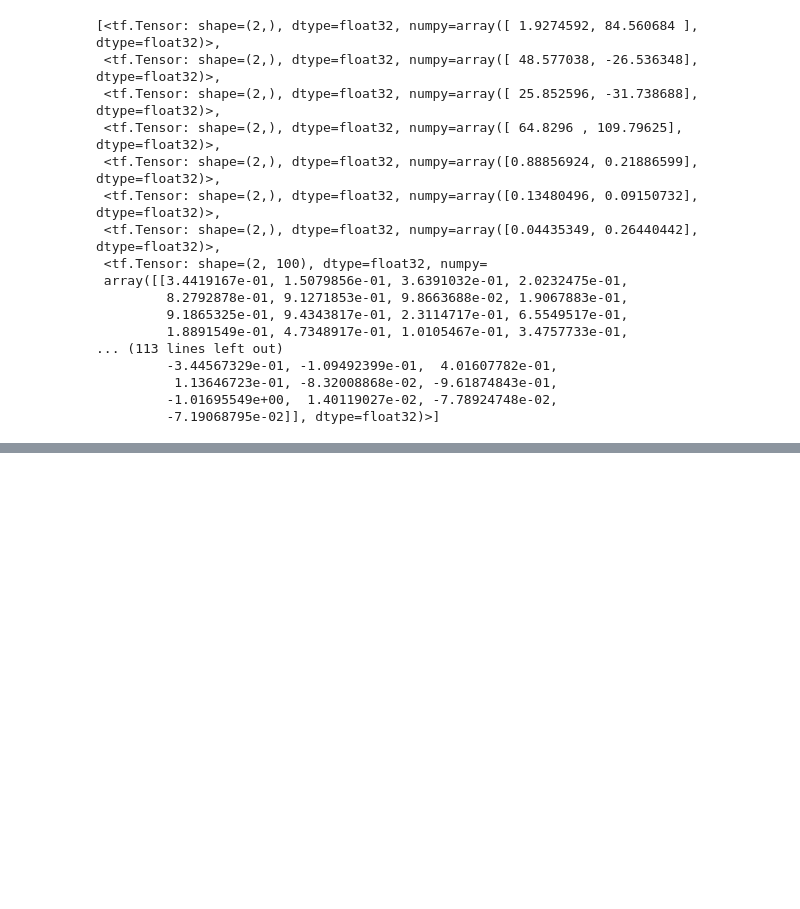
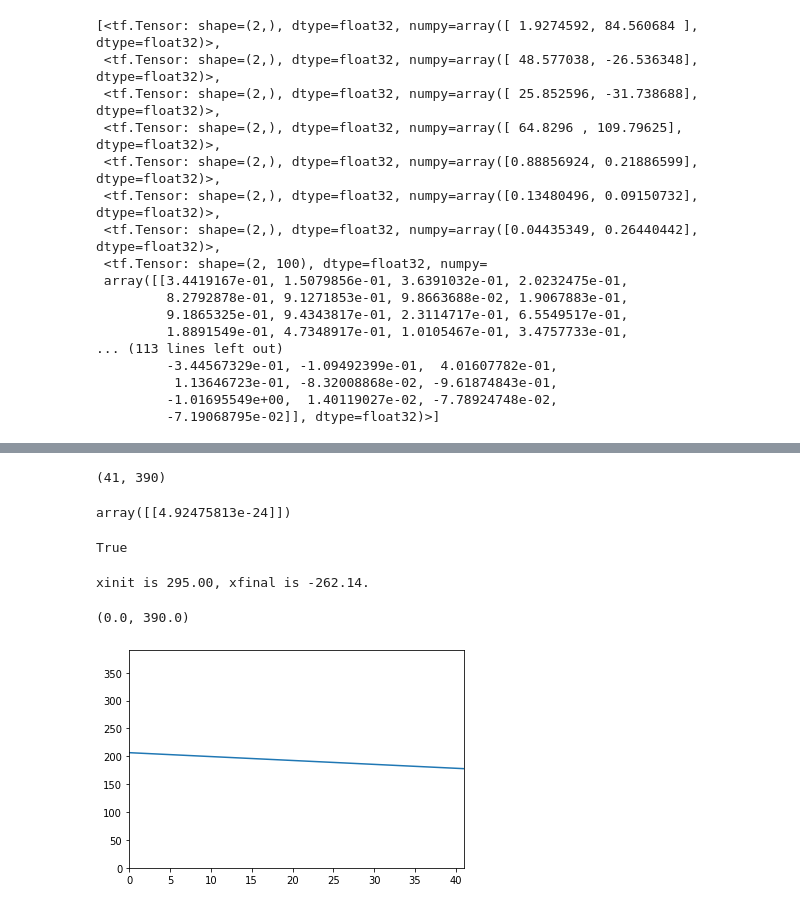
Before and after one commit to weldlabucsb/mcmc, a Jupyter notebook: mcmc.ipynb, the cells around one changed output, grey strips where cells are left out. Saved outputs shown, nothing was run; the diff lists cells and outputs as text; code cells hidden in the pictures; blank space fills up the shorter version.

Commit message:
added a slicing capability to the data to get a slice from any 2 points in the data.

```diff
--- a/mcmc.ipynb
+++ b/mcmc.ipynb
@@ -199,0 +206,7 @@ prob shape (2, 100)
+# %%
+#load csv file:
+od = np.loadtxt(r"/content/drive/My Drive/Colab Notebooks/Weld Lab/data/optical density run 18.csv", delimiter=",", encoding='utf-8-sig').T
+od[od < 0] = 0
+od.shape
+# %% [output]
+(41, 390)
@@ -199,0 +216,46 @@ prob shape (2, 100)
+# %%
+X = range(od.shape[0])
+Y = range(od.shape[1])
+optical_density = RectBivariateSpline(X, Y, od)
+# %%
+optical_density(201,0)
+# %% [output]
+array([[4.92475813e-24]])
+# %%
+(od >= 0)
+# %% [output]
+True
+# %%
+#this function will provide an array of points, so X, and Y where X[i], Y[i]
+#are places where to evaluate this the function along a given direction.
+def points(start, end, Nx, Ny, N):
+  x1 = start[0]
+  y1 = start[1]
+  x2, y2 = end
+  line = lambda x: (y2-y1)/(x2-x1)*(x-x1)+y1
+
+
+  xinit = (x2*y1-x1*y2)/(y1-y2)
+  xfinal = (Ny*(x1-x2)-x1*y2+x2*y1)/(y1-y2)
+  print(f"xinit is {xinit:.2f}, xfinal is {xfinal:.2f}.")
+  if xinit<0:
+    xinit = 0
+  elif xinit > Nx:
+    xinit = Nx
+  if xfinal > Nx:
+    xfinal = Nx
+  elif xfinal < 0:
+    xfinal = 0
+
+  X = np.linspace(xinit, xfinal, N)
+  Y = line(X)
+  return (X, Y)
+# %%
+X, Y = points((15,196),(25,189), od.shape[0], od.shape[1], 100)
+plt.plot(X, Y)
+plt.xlim(0, od.shape[0])
+plt.ylim(0, od.shape[1])
+# %% [output]
+xinit is 295.00, xfinal is -262.14.
+(0.0, 390.0)
+[figure, added]
```
Also changed, not shown: parts of 3 cells of this notebook.
